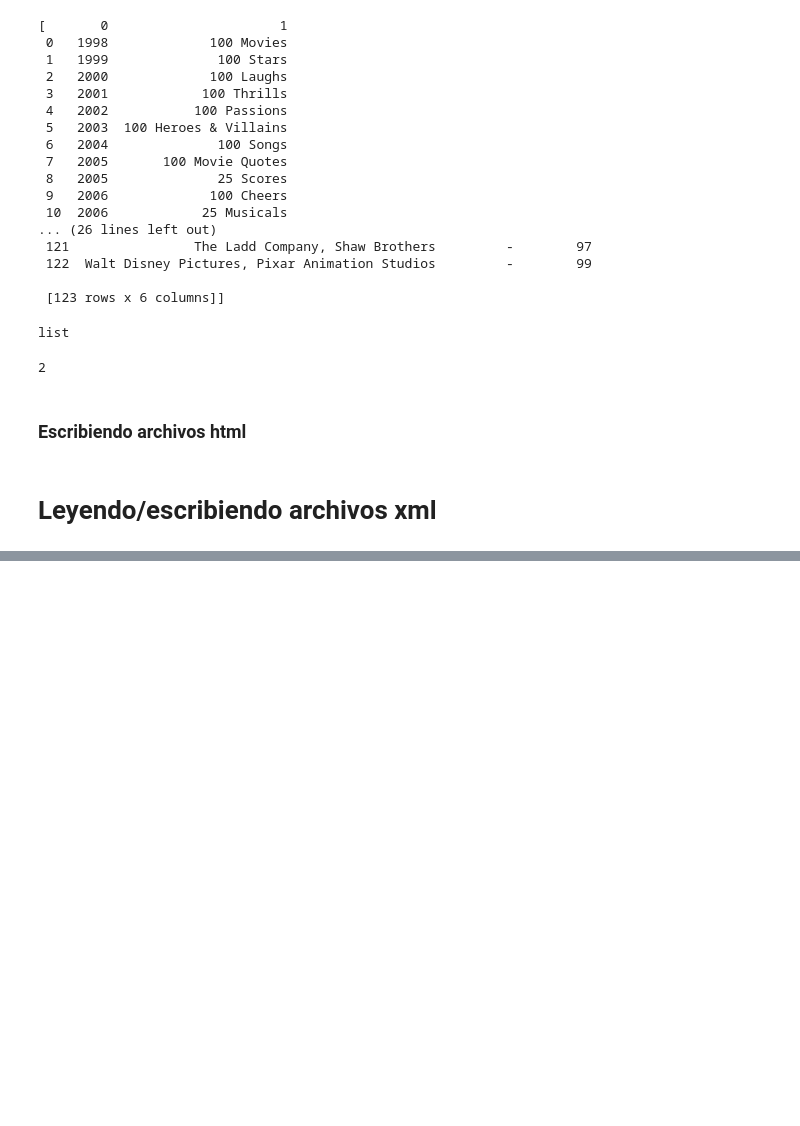
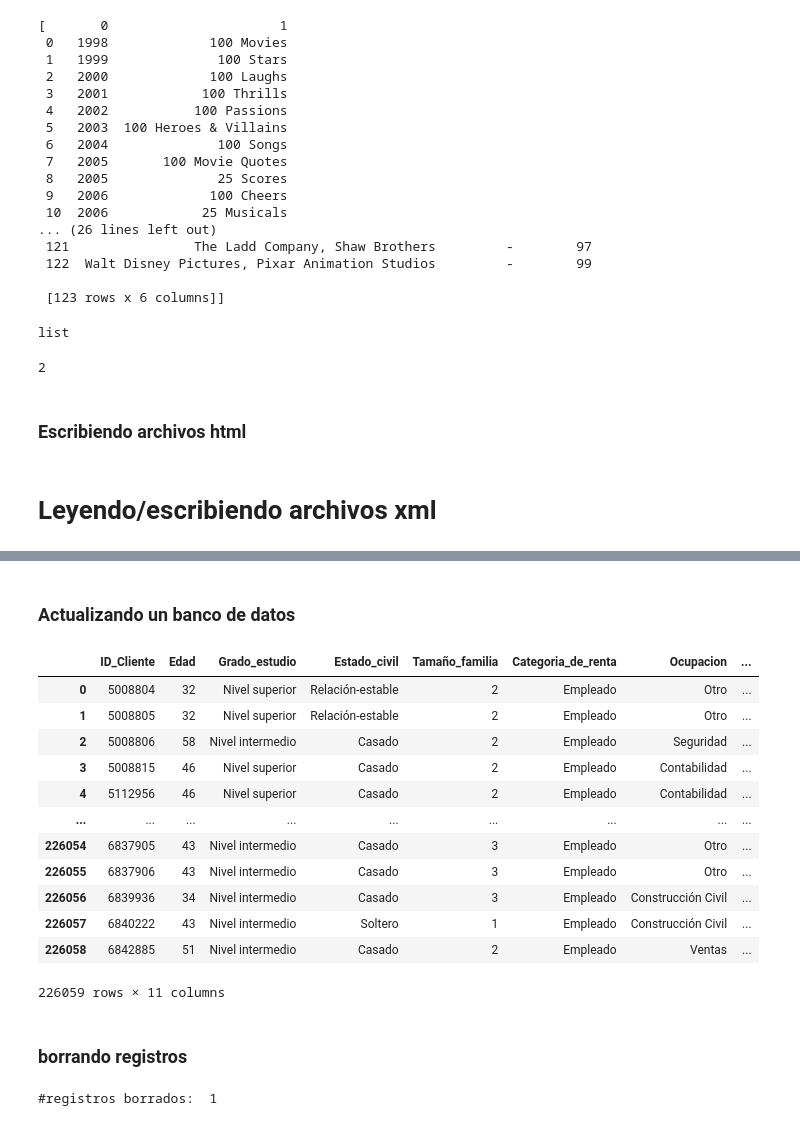
Before and after one commit to MyAppsTest/Pandas-Entrada-y-salida, a Jupyter notebook: Pandas_E_S.ipynb, the cells around one changed output, grey strips where cells are left out. Saved outputs shown, nothing was run; the diff lists cells and outputs as text; code cells hidden in the pictures; blank space fills up the shorter version.

```diff
--- a/Pandas_E_S.ipynb
+++ b/Pandas_E_S.ipynb
@@ -391,0 +482,22 @@ datos_imbd.to_xml("/content/drive/MyDrive/Panda E_S/peliculas_imdb.xml")
+# %% [markdown]
+### Actualizando un banco de datos
+# %%
+query = "select * from clientes"
+# %%
+pd.read_sql(sql=text(query), con=engine.connect())
+# %% [output]
+|  | ID_Cliente | Edad | Grado_estudio | Estado_civil | Tamaño_familia | Categoria_de_renta | Ocupacion | ... |
+| 0 | 5008804 | 32 | Nivel superior | Relación-estable | 2 | Empleado | Otro | ... |
+| 1 | 5008805 | 32 | Nivel superior | Relación-estable | 2 | Empleado | Otro | ... |
+| 2 | 5008806 | 58 | Nivel intermedio | Casado | 2 | Empleado | Seguridad | ... |
+| 3 | 5008815 | 46 | Nivel superior | Casado | 2 | Empleado | Contabilidad | ... |
+| 4 | 5112956 | 46 | Nivel superior | Casado | 2 | Empleado | Contabilidad | ... |
+| ... | ... | ... | ... | ... | ... | ... | ... | ... |
+| 226054 | 6837905 | 43 | Nivel intermedio | Casado | 3 | Empleado | Otro | ... |
+| 226055 | 6837906 | 43 | Nivel intermedio | Casado | 3 | Empleado | Otro | ... |
+| 226056 | 6839936 | 34 | Nivel intermedio | Casado | 3 | Empleado | Construcción Civil | ... |
+| 226057 | 6840222 | 43 | Nivel intermedio | Soltero | 1 | Empleado | Construcción Civil | ... |
+| 226058 | 6842885 | 51 | Nivel intermedio | Casado | 2 | Empleado | Ventas | ... |
+226059 rows × 11 columns
+# %% [markdown]
+### borrando registros
@@ -391,0 +506,11 @@ datos_imbd.to_xml("/content/drive/MyDrive/Panda E_S/peliculas_imdb.xml")
+# %%
+#5008804
+query = "delete from clientes where ID_Cliente = 5008804"
+try:
+  r_set = engine.connect().execute(text(query))
+except SQLAlchemyError as e:
+  print(e)
+else:
+  print("#registros borrados: ", r_set.rowcount)
+# %% [output]
+#registros borrados:  1
```
Also changed, not shown: parts of 21 cells of this notebook.
